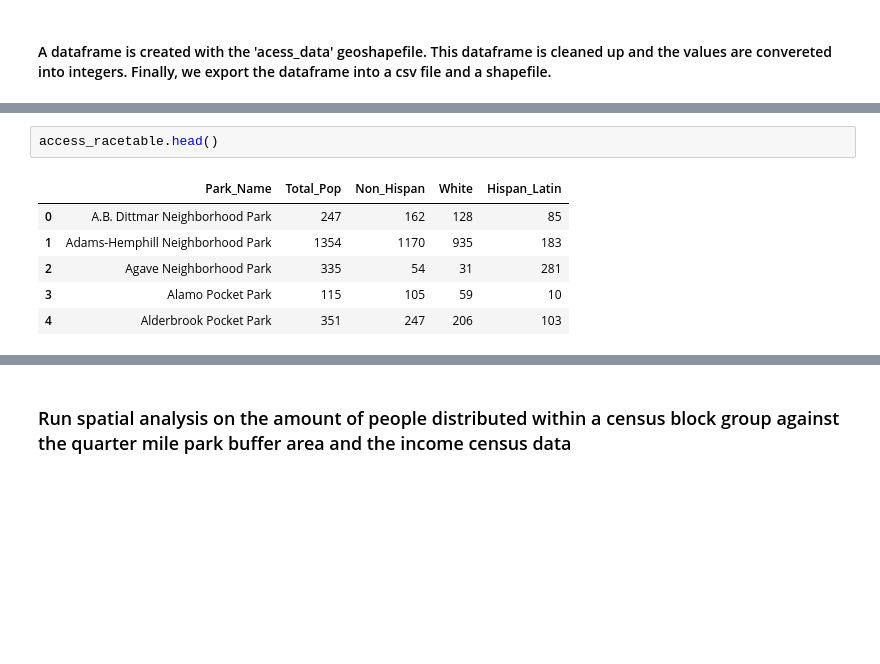
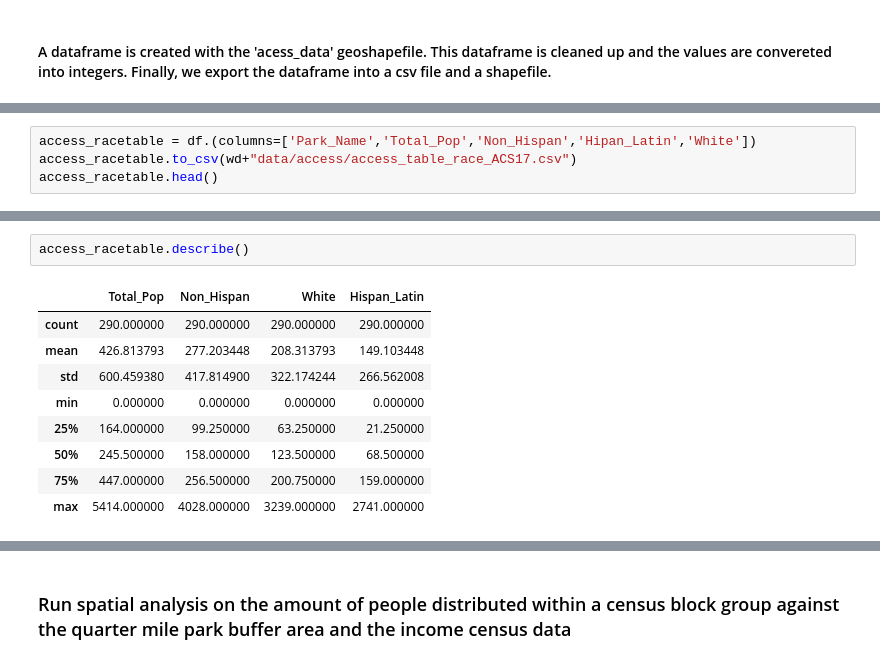
Before and after one commit to vsibarra/park-equity-atx, a Jupyter notebook: notebooks/Access_Quarter Buffer_ACS17_5yr_shapefiles.ipynb, the cells around one changed output, grey strips where cells are left out. Saved outputs shown, nothing was run; the diff lists cells and outputs as text; blank space fills up the shorter version.

```diff
--- a/notebooks/Access_Quarter Buffer_ACS17_5yr_shapefiles.ipynb
+++ b/notebooks/Access_Quarter Buffer_ACS17_5yr_shapefiles.ipynb
@@ -258,0 +251,4 @@ access_race_final.head()
+# %%
+access_racetable = df.(columns=['Park_Name','Total_Pop','Non_Hispan','Hipan_Latin','White'])
+access_racetable.to_csv(wd+"data/access/access_table_race_ACS17.csv")
+access_racetable.head()
@@ -259,9 +271,12 @@ access_race_final.head()
 # %%
-access_racetable.head()
+access_racetable.describe()
 # %% [output]
-|  | Park_Name | Total_Pop | Non_Hispan | White | Hispan_Latin |
-| 0 | A.B. Dittmar Neighborhood Park | 247 | 162 | 128 | 85 |
-| 1 | Adams-Hemphill Neighborhood Park | 1354 | 1170 | 935 | 183 |
-| 2 | Agave Neighborhood Park | 335 | 54 | 31 | 281 |
-| 3 | Alamo Pocket Park | 115 | 105 | 59 | 10 |
-| 4 | Alderbrook Pocket Park | 351 | 247 | 206 | 103 |
+|  | Total_Pop | Non_Hispan | White | Hispan_Latin |
+| count | 290.000000 | 290.000000 | 290.000000 | 290.000000 |
+| mean | 426.813793 | 277.203448 | 208.313793 | 149.103448 |
+| std | 600.459380 | 417.814900 | 322.174244 | 266.562008 |
+| min | 0.000000 | 0.000000 | 0.000000 | 0.000000 |
+| 25% | 164.000000 | 99.250000 | 63.250000 | 21.250000 |
+| 50% | 245.500000 | 158.000000 | 123.500000 | 68.500000 |
+| 75% | 447.000000 | 256.500000 | 200.750000 | 159.000000 |
+| max | 5414.000000 | 4028.000000 | 3239.000000 | 2741.000000 |
```
Also changed, not shown: parts of 13 cells of this notebook, 16 other files.
